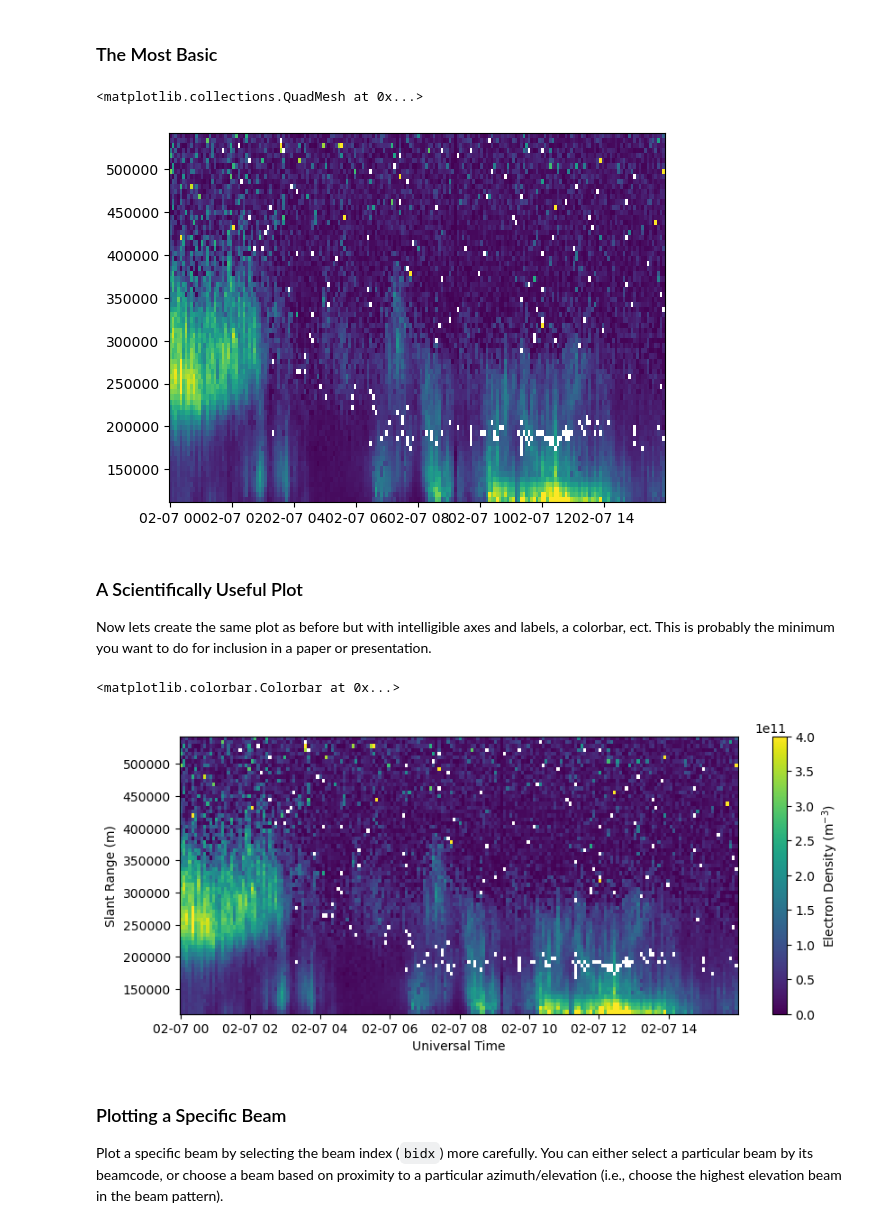
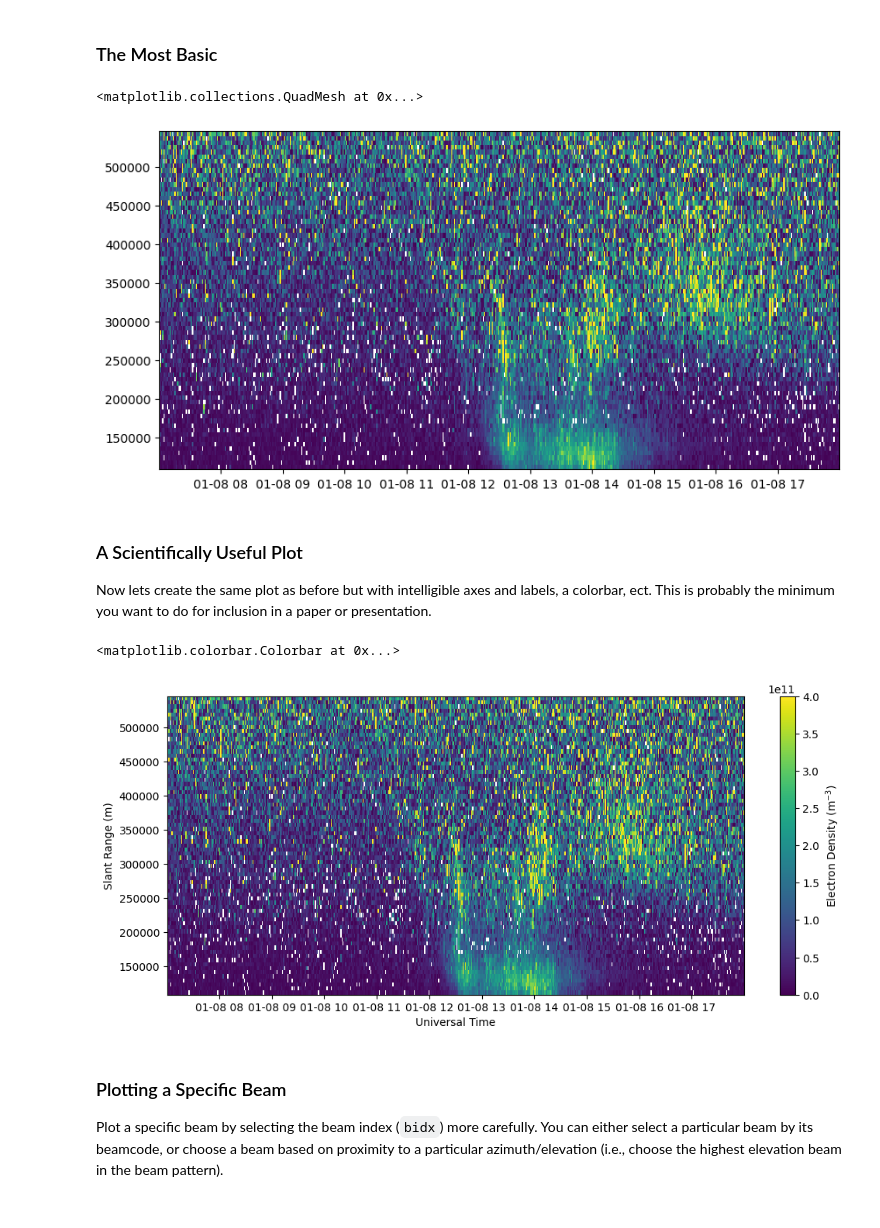
Before and after one commit to amisr/amisr_user_manual, a Jupyter notebook: plotting_madrigal.ipynb, the cells around one changed output. Cells and saved outputs as stored; diff of their text form; code cells hidden in the pictures.

Commit message:
modified plotting for madrigal

```diff
--- a/plotting_madrigal.ipynb
+++ b/plotting_madrigal.ipynb
@@ -6,7 +6,7 @@ import h5py
 import numpy as np
 import matplotlib.pyplot as plt
 # %%
-filename = 'data/20200207.001_lp_5min-fitcal.h5'
+filename = 'data/pfa20240108.001_lp_fit_01min.001.h5'
 # %% [markdown]
 ## RTI Plot
 Range-Time-Intensity (RTI) plots are a common way to look at how profiles of a parameter change in time.
@@ -14,30 +14,30 @@ Range-Time-Intensity (RTI) plots are a common way to look at how profiles of a p
 ### The Most Basic
 # %%
 with h5py.File(filename, 'r') as h5:
-    bidx = 0
-    rng = h5['FittedParams/Range'][bidx,:]
-    ne = h5['FittedParams/Ne'][:,bidx,:]
-    utime = h5['Time/UnixTime'][:,0]
+    bidx = 'Array with beamid=63149 '
+    rng = np.array(h5['Data/Array Layout'][bidx]['range'])
+    ne = np.array(h5['Data/Array Layout'][bidx]['2D Parameters']['ne']).T
+    utime = np.array(h5['Data/Array Layout'][bidx]['timestamps'])
 
 time = utime.astype('datetime64[s]')
-
+fig = plt.figure(figsize=(10,5))
 plt.pcolormesh(time, rng[np.isfinite(rng)], ne[:,np.isfinite(rng)].T, vmin=0., vmax=4.e11)
 # %% [output]
 <matplotlib.collections.QuadMesh at 0x...>
-[figure, old version]
+[figure, new version]
 # %% [markdown]
 ### A Scientifically Useful Plot
 Now lets create the same plot as before but with intelligible axes and labels, a colorbar, ect.  This is probably the minimum you want to do for inclusion in a paper or presentation.
 # %%
 with h5py.File(filename, 'r') as h5:
-    bidx = 0
-    rng = h5['FittedParams/Range'][bidx,:]
-    ne = h5['FittedParams/Ne'][:,bidx,:]
-    utime = h5['Time/UnixTime'][:,0]
+    bidx = 'Array with beamid=63149 '
+    rng = np.array(h5['Data/Array Layout'][bidx]['range'])
+    ne = np.array(h5['Data/Array Layout'][bidx]['2D Parameters']['ne']).T
+    utime = np.array(h5['Data/Array Layout'][bidx]['timestamps'])
 
 time = utime.astype('datetime64[s]')
 
-fig = plt.figure(figsize=(10,4))
+fig = plt.figure(figsize=(12,5))
 ax = fig.add_subplot(111)
 c = ax.pcolormesh(time, rng[np.isfinite(rng)], ne[:,np.isfinite(rng)].T, vmin=0., vmax=4.e11)
 ax.set_xlabel('Universal Time')
@@ -45,7 +45,7 @@ ax.set_ylabel('Slant Range (m)')
 fig.colorbar(c, label=r'Electron Density (m$^{-3}$)')
 # %% [output]
 <matplotlib.colorbar.Colorbar at 0x...>
-[figure, old version]
+[figure, new version]
 # %% [markdown]
 ### Plotting a Specific Beam
 Plot a specific beam by selecting the beam index (`bidx`) more carefully.  You can either select a particular beam by its beamcode, or choose a beam based on proximity to a particular azimuth/elevation (i.e., choose the highest elevation beam in the beam pattern).
```
Also changed, not shown: parts of 6 cells of this notebook.
